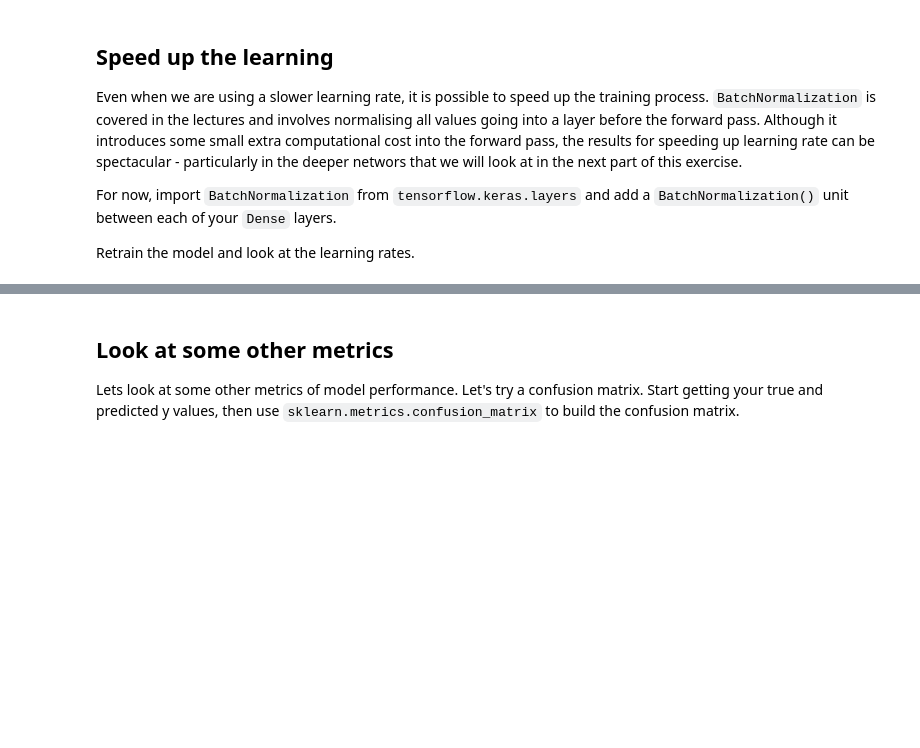
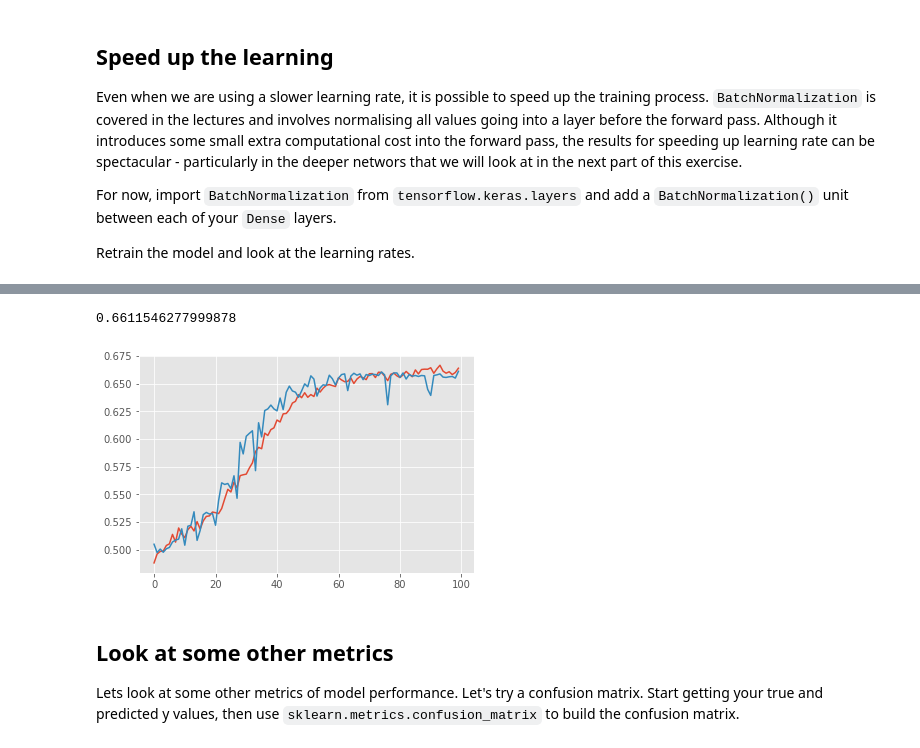
Before and after one commit to stfc-sciml/sciml-workshop, a Jupyter notebook: mlp_lesson_1.ipynb, the cells around one changed output, grey strips where cells are left out. Drawn from its saved outputs; the diff is of its cells as text; code cells hidden in the pictures; blank space fills up the shorter version.

```diff
--- a/mlp_lesson_1.ipynb
+++ b/mlp_lesson_1.ipynb
@@ -332,7 +438,10 @@ history_bn = model.fit(X, y, epochs=100, batch_size=64, validation_split=0.2)
 # %%
-plt.plot(history_bn.history['acc'])
-plt.plot(history_bn.history['val_acc'])
-print(max(history_bn.history['val_acc']))
+plt.plot(history_bn.history['accuracy'])
+plt.plot(history_bn.history['val_accuracy'])
+print(max(history_bn.history['val_accuracy']))
+# %% [output]
+0.6611546277999878
+[figure, added]
 # %% [markdown]
 ## Look at some other metrics
 
```
Also changed, not shown: parts of 16 cells of this notebook.
